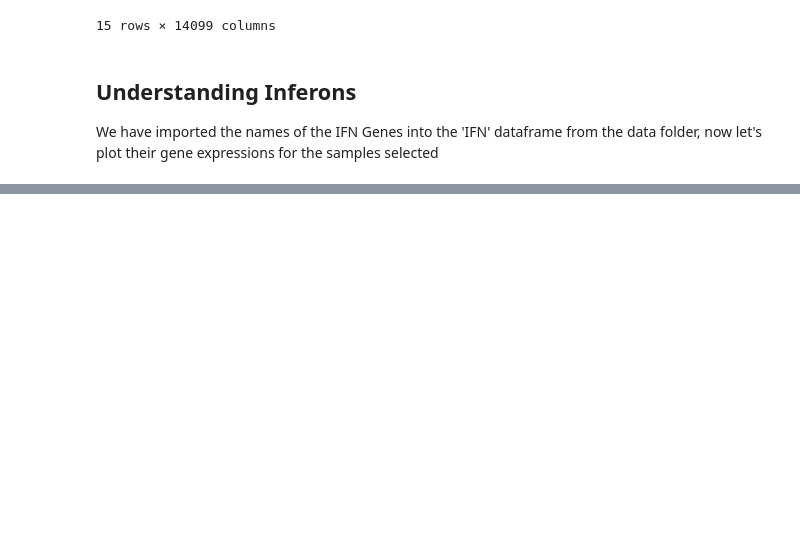
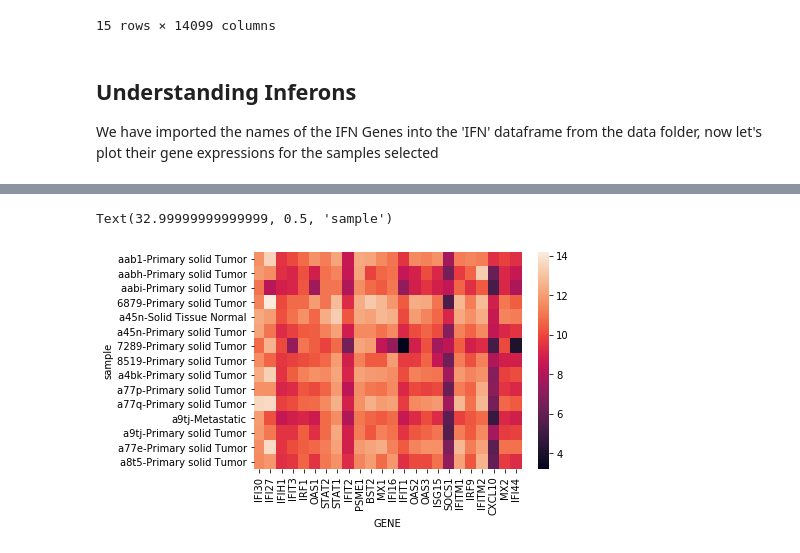
Before and after one commit to vaniisgh/PAAD_Analysis, a Jupyter notebook: Analysis.ipynb, the cells around one changed output, grey strips where cells are left out. Cells and saved outputs as stored; diff of their text form; code cells hidden in the pictures; blank space fills up the shorter version.

Commit message:
Update Analysis.ipynb
- adding a heatmap

```diff
--- a/Analysis.ipynb
+++ b/Analysis.ipynb
@@ -362,0 +343,12 @@ display(IFN)
+# %%
+#Plotting a simple graph of the gene expression of the adenocarcinoma tumor samples ( let's try a heatmap)
+
+#let's first remove those genes that had nan values which we removed
+#IFN = list(set(IFN[0].to_list()) - set(dropped_genes.to_list()))
+
+plt = sns.heatmap(data=adenocarcinoma_tumor_samples[IFN])
+plt.set_xlabel('GENE')
+plt.set_ylabel('sample')
+# %% [output]
+Text(32.99999999999999, 0.5, 'sample')
+[figure, added]
```
Also changed, not shown: parts of 10 cells of this notebook.
